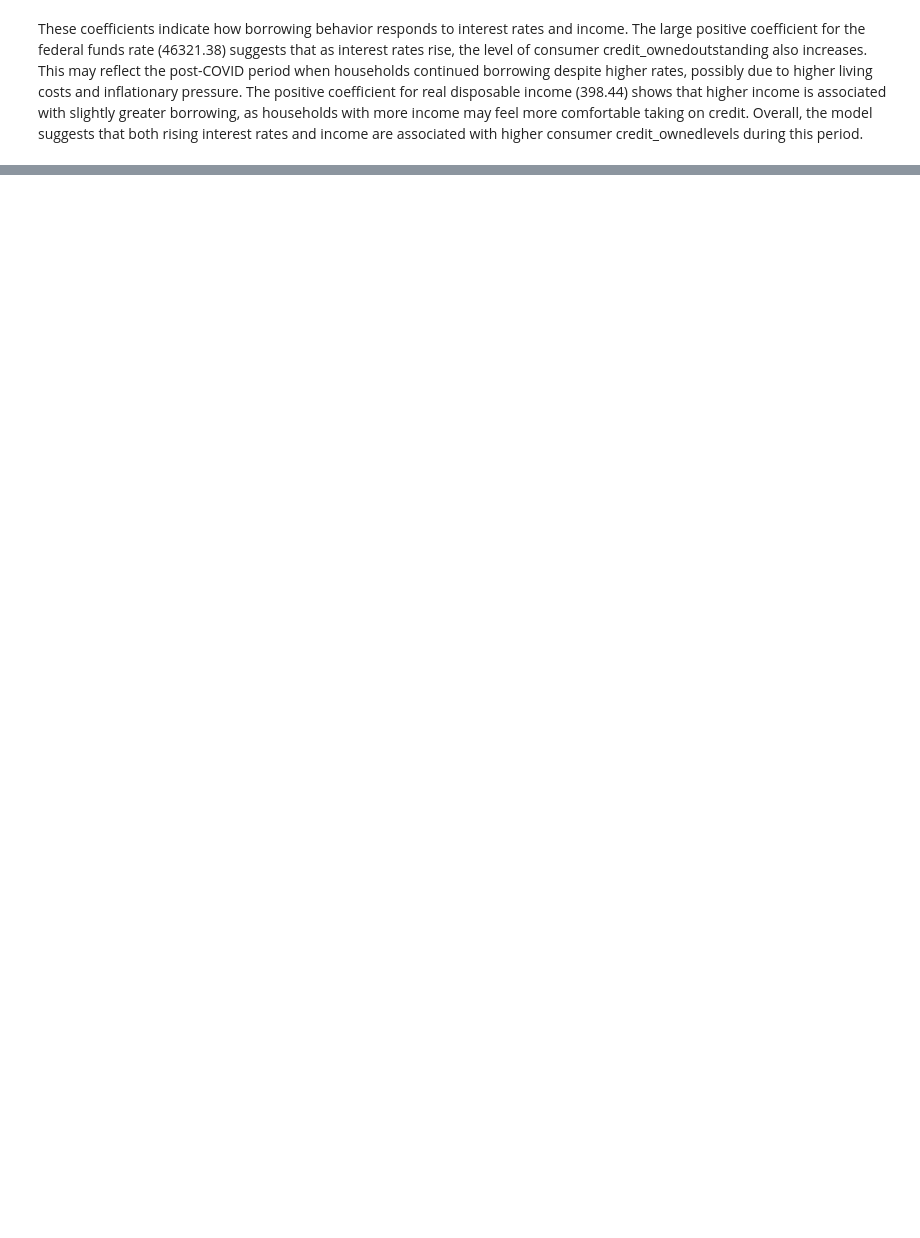
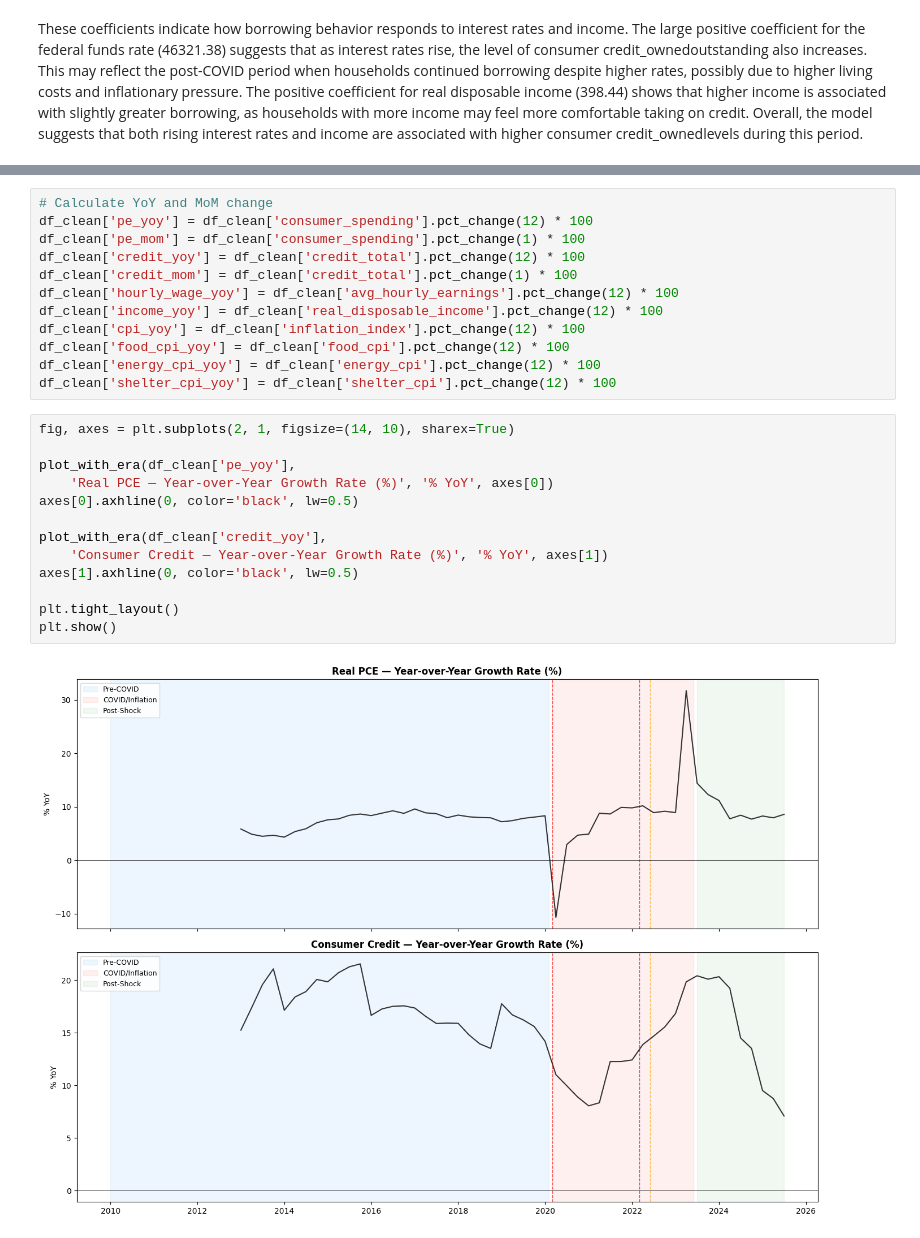
Before and after one commit to Mendelosdoba/tripleten-datajam-feb-2026, a Jupyter notebook: data.ipynb, the cells around one changed output, grey strips where cells are left out. Saved outputs shown, nothing was run; the diff lists cells and outputs as text; blank space fills up the shorter version.

```diff
--- a/data.ipynb
+++ b/data.ipynb
@@ -338,0 +503,27 @@ These coefficients indicate how borrowing behavior responds to interest rates an
+# %%
+# Calculate YoY and MoM change
+df_clean['pe_yoy'] = df_clean['consumer_spending'].pct_change(12) * 100
+df_clean['pe_mom'] = df_clean['consumer_spending'].pct_change(1) * 100
+df_clean['credit_yoy'] = df_clean['credit_total'].pct_change(12) * 100
+df_clean['credit_mom'] = df_clean['credit_total'].pct_change(1) * 100
+df_clean['hourly_wage_yoy'] = df_clean['avg_hourly_earnings'].pct_change(12) * 100
+df_clean['income_yoy'] = df_clean['real_disposable_income'].pct_change(12) * 100
+df_clean['cpi_yoy'] = df_clean['inflation_index'].pct_change(12) * 100
+df_clean['food_cpi_yoy'] = df_clean['food_cpi'].pct_change(12) * 100
+df_clean['energy_cpi_yoy'] = df_clean['energy_cpi'].pct_change(12) * 100
+df_clean['shelter_cpi_yoy'] = df_clean['shelter_cpi'].pct_change(12) * 100
+# %%
+fig, axes = plt.subplots(2, 1, figsize=(14, 10), sharex=True)
+
+plot_with_era(df_clean['pe_yoy'],
+    'Real PCE — Year-over-Year Growth Rate (%)', '% YoY', axes[0])
+axes[0].axhline(0, color='black', lw=0.5)
+
+plot_with_era(df_clean['credit_yoy'],
+    'Consumer Credit — Year-over-Year Growth Rate (%)', '% YoY', axes[1])
+axes[1].axhline(0, color='black', lw=0.5)
+
+plt.tight_layout()
+plt.show()
+# %% [output]
+[figure, added]
```
Also changed, not shown: parts of 31 cells of this notebook.
